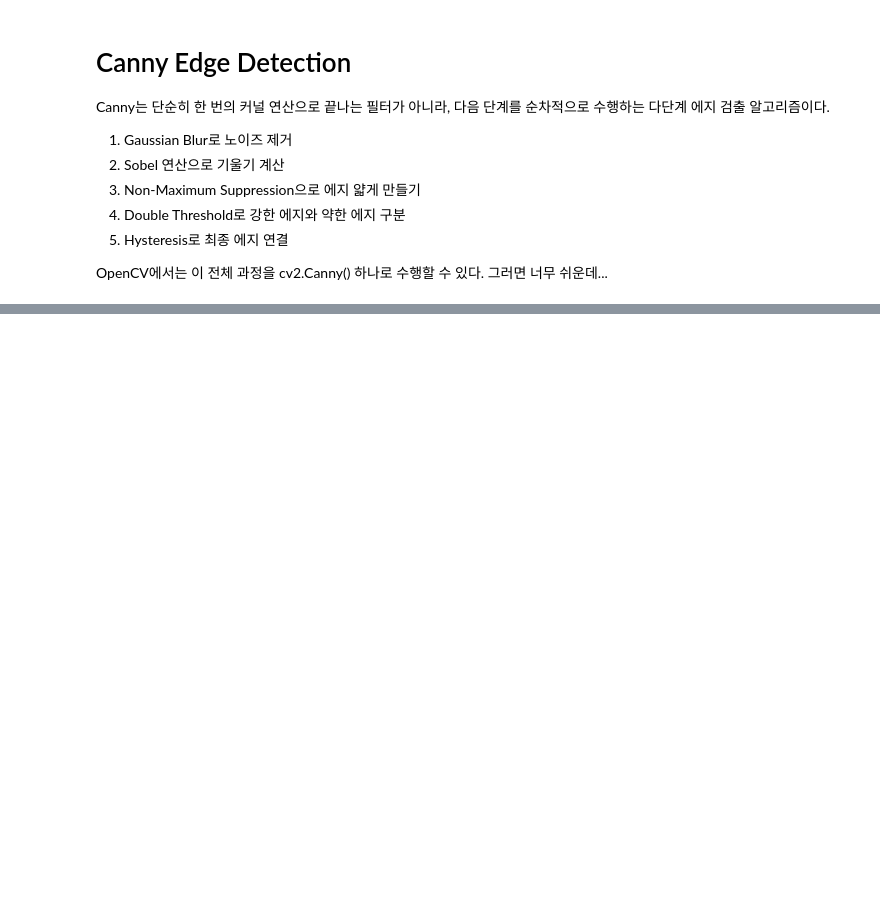
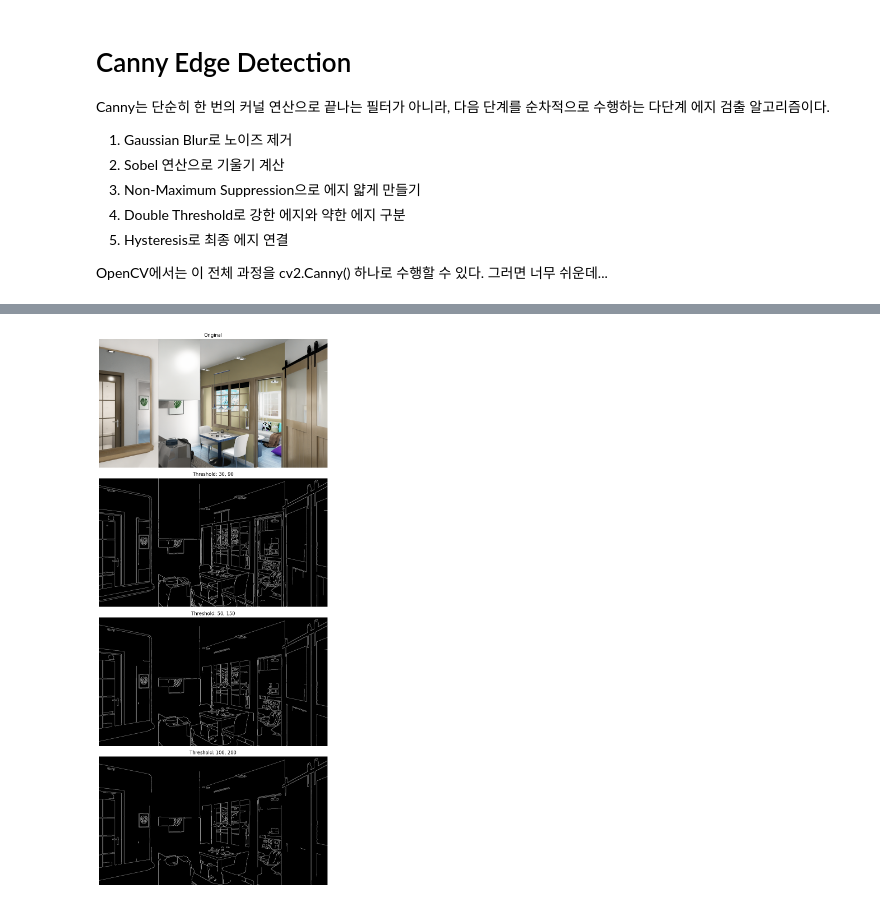
Before and after one commit to PeterykSong/FilterTutorial, a Jupyter notebook: FilterTutorial/02_Canny_edge_detection.ipynb, the cells around one changed output, grey strips where cells are left out. Cells and saved outputs as stored; diff of their text form; code cells hidden in the pictures; blank space fills up the shorter version.

```diff
--- a/FilterTutorial/02_Canny_edge_detection.ipynb
+++ b/FilterTutorial/02_Canny_edge_detection.ipynb
@@ -70,0 +168,33 @@ plt.show()
+# %%
+blurred = cv2.GaussianBlur(image, (5, 5), 1.4)
+
+edges_low = cv2.Canny(blurred, 30, 90)
+edges_middle = cv2.Canny(blurred, 50, 150)
+edges_high = cv2.Canny(blurred, 100, 200)
+
+plt.figure(figsize=(16, 20))
+
+plt.subplot(4, 1, 1)
+plt.imshow(image, cmap="gray")
+plt.title("Original")
+plt.axis("off")
+
+plt.subplot(4, 1, 2)
+plt.imshow(edges_low, cmap="gray")
+plt.title("Threshold: 30, 90")
+plt.axis("off")
+
+plt.subplot(4, 1, 3)
+plt.imshow(edges_middle, cmap="gray")
+plt.title("Threshold: 50, 150")
+plt.axis("off")
+
+plt.subplot(4, 1, 4)
+plt.imshow(edges_high, cmap="gray")
+plt.title("Threshold: 100, 200")
+plt.axis("off")
+
+plt.tight_layout()
+plt.show()
+# %% [output]
+[figure, added]
```
Also changed, not shown: parts of 4 cells of this notebook.
